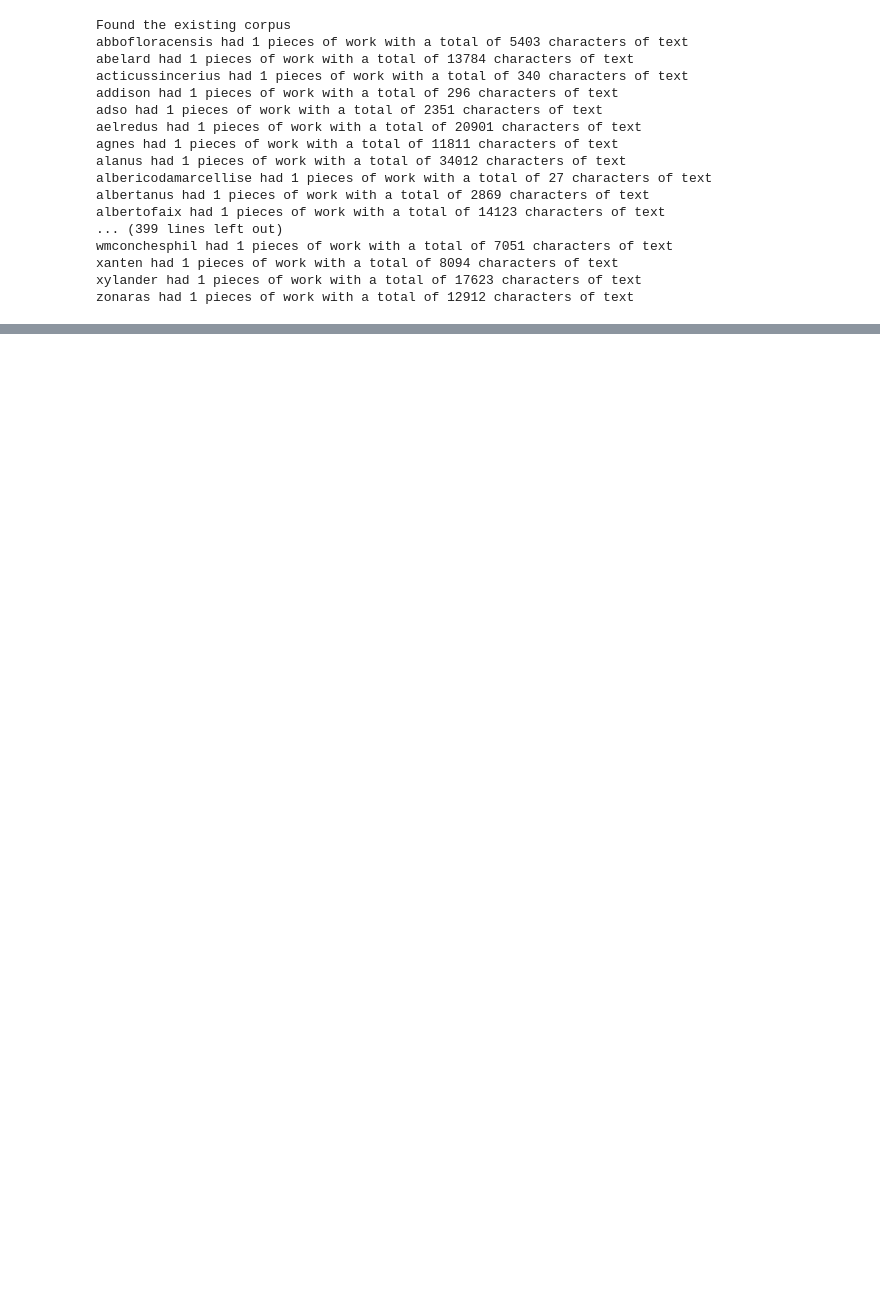
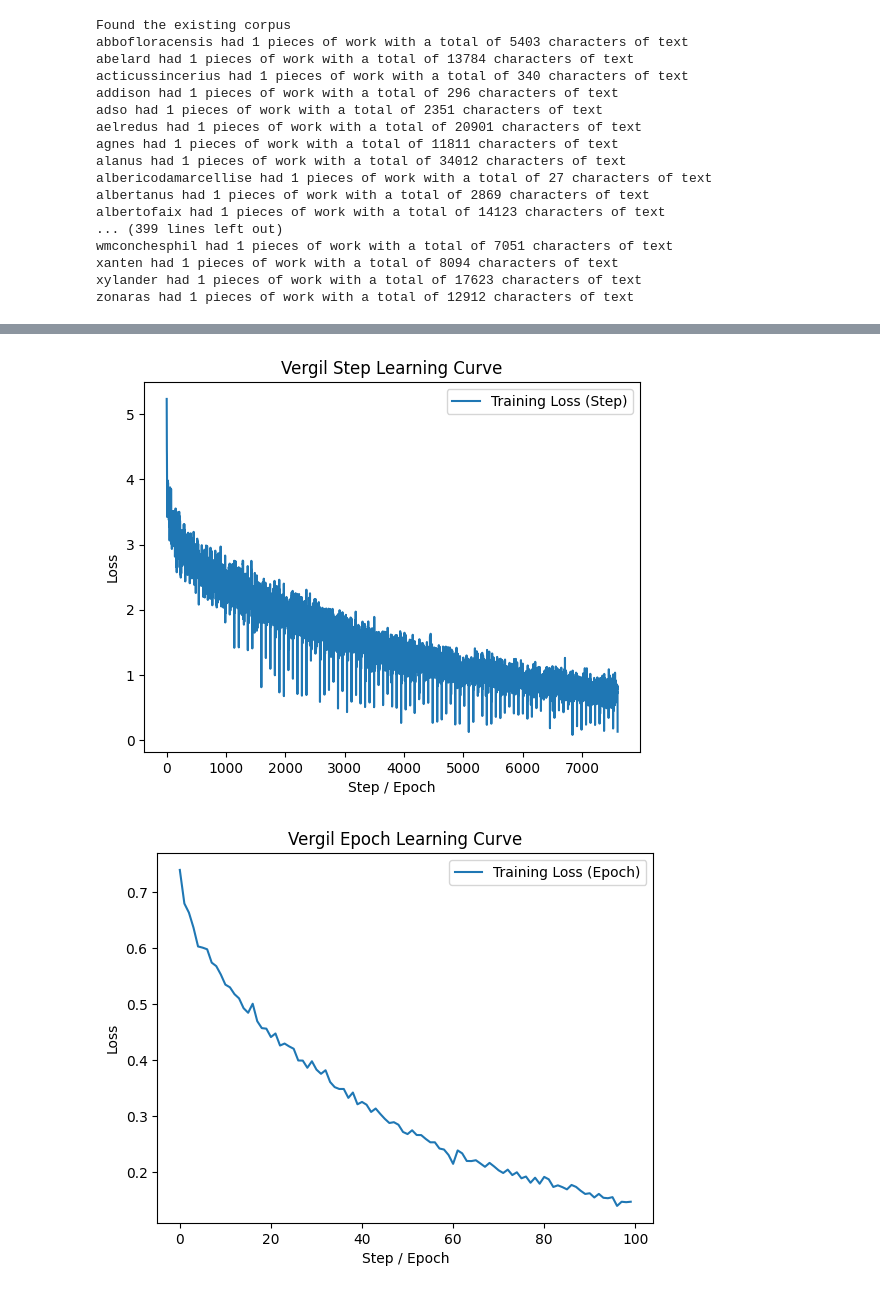
Before and after one commit to SufurElite/LatinNLG, a Jupyter notebook: LatinBERT-FineTune.ipynb, the cells around one changed output, grey strips where cells are left out. Cells and saved outputs as stored; diff of their text form; code cells hidden in the pictures; blank space fills up the shorter version.

Commit message:
Bert Finetuning

```diff
--- a/LatinBERT-FineTune.ipynb
+++ b/LatinBERT-FineTune.ipynb
@@ -206,0 +45,8 @@ RuntimeError: stack expects each tensor to be equal size, but got [729] at entry
+# %%
+with open(f"{author}_data.txt","w+") as f:
+    f.write(text)
+# %%
+path_to_latin_bert = "./LatinBERT/"
+tokenizer = AutoTokenizer.from_pretrained(path_to_latin_bert)
+model = AutoModelForMaskedLM.from_pretrained(path_to_latin_bert+"latin_bert/")
+model.to(device)
@@ -206,0 +92,6 @@ RuntimeError: stack expects each tensor to be equal size, but got [729] at entry
+# %%
+from torch.utils.data import DataLoader
+# Define the dataset and data collator for training the model
+dataset = TextDataset(file_path=f"{author}_data.txt", tokenizer=tokenizer, block_size=256)
+data_collator = DataCollatorForLanguageModeling(tokenizer=tokenizer, mlm=True, mlm_probability=0.35)
+train_dataloader = DataLoader(dataset, batch_size=batch_size, collate_fn=data_collator)
@@ -206,0 +107,4 @@ RuntimeError: stack expects each tensor to be equal size, but got [729] at entry
+# %%
+# Define the optimizer and learning rate scheduler
+optimizer = torch.optim.Adam(model.parameters(), lr=5e-5)
+lr_scheduler = torch.optim.lr_scheduler.ReduceLROnPlateau(optimizer, mode='min', factor=0.1, patience=2)
@@ -206,0 +160,21 @@ RuntimeError: stack expects each tensor to be equal size, but got [729] at entry
+# %%
+# plot learning curve
+import matplotlib.pyplot as plt
+
+plt.plot(train_loss_step, label='Training Loss (Step)')
+plt.xlabel('Step / Epoch')
+plt.ylabel('Loss')
+plt.title(f"{author} Step Learning Curve")
+plt.legend()
+plt.savefig(f"learning_curves/{author}_Step_Learning_Curve.png")
+plt.show()
+plt.plot(train_loss_epoch, label='Training Loss (Epoch)')
+plt.xlabel('Step / Epoch')
+plt.ylabel('Loss')
+plt.title(f"{author} Epoch Learning Curve")
+plt.legend()
+plt.savefig(f"learning_curves/{author}_Epoch_Learning_Curve.png")
+plt.show()
+# %% [output]
+[figure, added]
+[figure, added]
```
Also changed, not shown: parts of 25 cells of this notebook, 8 other files.
